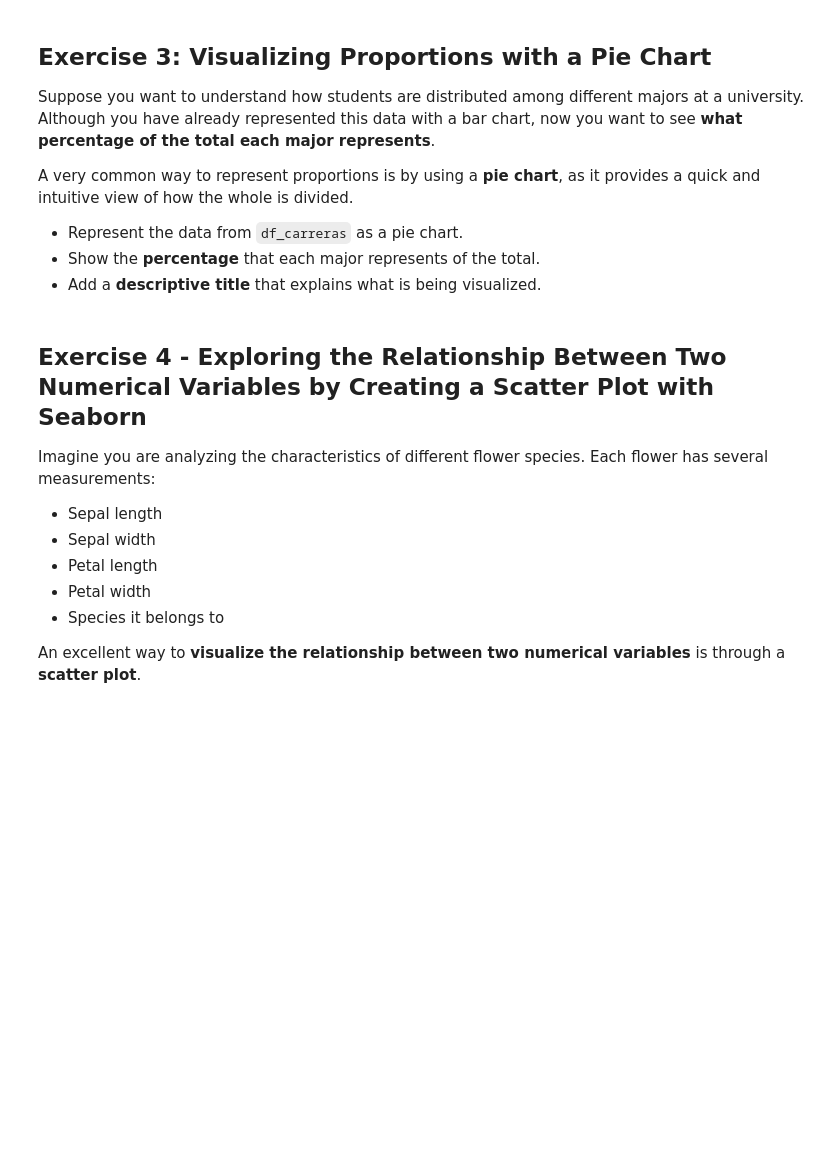
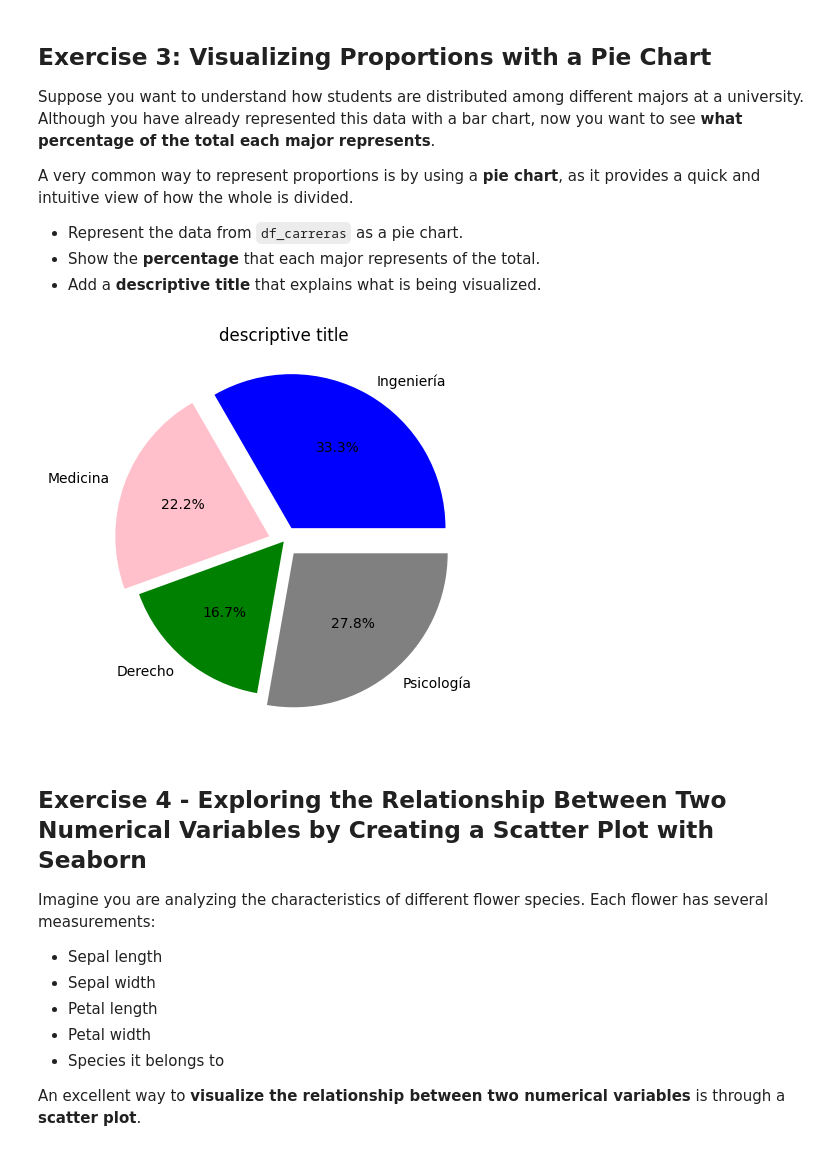
Before and after one commit to utkuseyithanoglu/utkuvisualization-exercises-with-matplot-and-seaborn, a Jupyter notebook: notebook/problems.ipynb, the cells around one changed output. Cells and saved outputs as stored; diff of their text form; code cells hidden in the pictures; blank space fills up the shorter version.

```diff
--- a/notebook/problems.ipynb
+++ b/notebook/problems.ipynb
@@ -124,3 +120,13 @@ df_carreras # Show the DataFrame
+# %%
+df_carreras # Show the DataFrame
+plt.figure(figsize=(10,5))
+plt.pie(df_carreras['Estudiantes'],labels=df_carreras['Carrera']\
+,autopct='%1.1f%%',colors=(["blue","pink","green","grey"]),explode=([0.1,0.1,0,0.1]))
+plt.title("descriptive title")
+plt.show()
+# your code
+# %% [output]
+[figure, added]
 # %% [markdown]
 ## Exercise 4 - Exploring the Relationship Between Two Numerical Variables by Creating a Scatter Plot with Seaborn
 
```
Also changed, not shown: parts of 2 cells of this notebook.
